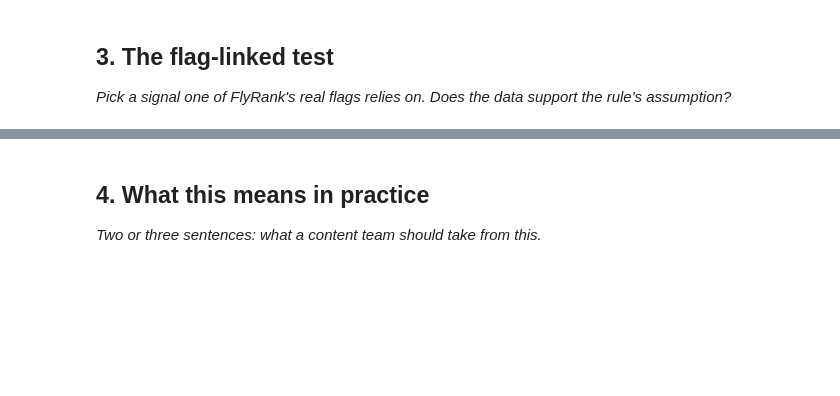
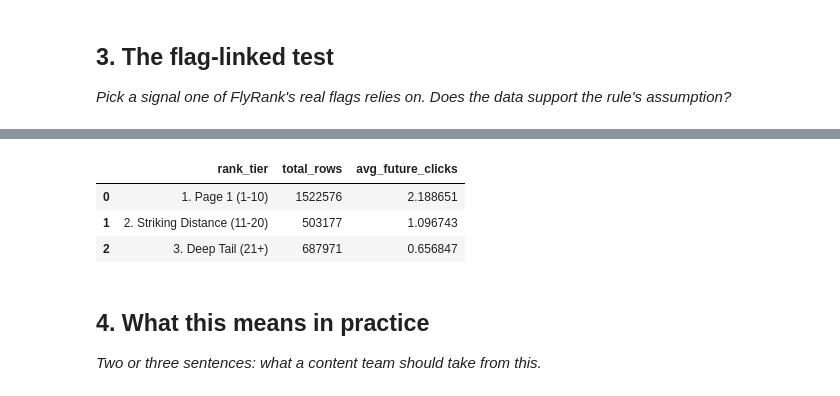
Before and after one commit to Deepr0gth/Flyrank_repo, a Jupyter notebook: work/notebooks/w04_signal_audit.ipynb, the cells around one changed output, grey strips where cells are left out. Saved outputs shown, nothing was run; the diff lists cells and outputs as text; code cells hidden in the pictures; blank space fills up the shorter version.

```diff
--- a/work/notebooks/w04_signal_audit.ipynb
+++ b/work/notebooks/w04_signal_audit.ipynb
@@ -27,6 +193,32 @@ This skeleton is yours to fill. Work the sections **in order** — each one has
 # %%
 # This cell is for CODE (numbers, a query, a check).
 # Write your text answer in the cell ABOVE this one — typing sentences here breaks Run All.
+
+
+
+def categorize_rank(pos):
+    if pos <= 10:
+        return '1. Page 1 (1-10)'
+    elif pos <= 20:
+        return '2. Striking Distance (11-20)'
+    else:
+        return '3. Deep Tail (21+)'
+
+flag_test = signal_base.copy()
+flag_test['rank_tier'] = flag_test['past_pos'].apply(categorize_rank)
+
+
+flag_results = flag_test.groupby('rank_tier')['future_clicks'].agg(
+    total_rows='count',
+    avg_future_clicks='mean'
+).reset_index()
+
+display(flag_results)
+# %% [output]
+|  | rank_tier | total_rows | avg_future_clicks |
+| 0 | 1. Page 1 (1-10) | 1522576 | 2.188651 |
+| 1 | 2. Striking Distance (11-20) | 503177 | 1.096743 |
+| 2 | 3. Deep Tail (21+) | 687971 | 0.656847 |
 # %% [markdown]
 ## 4. What this means in practice
 
```
Also changed, not shown: parts of 14 cells of this notebook.
